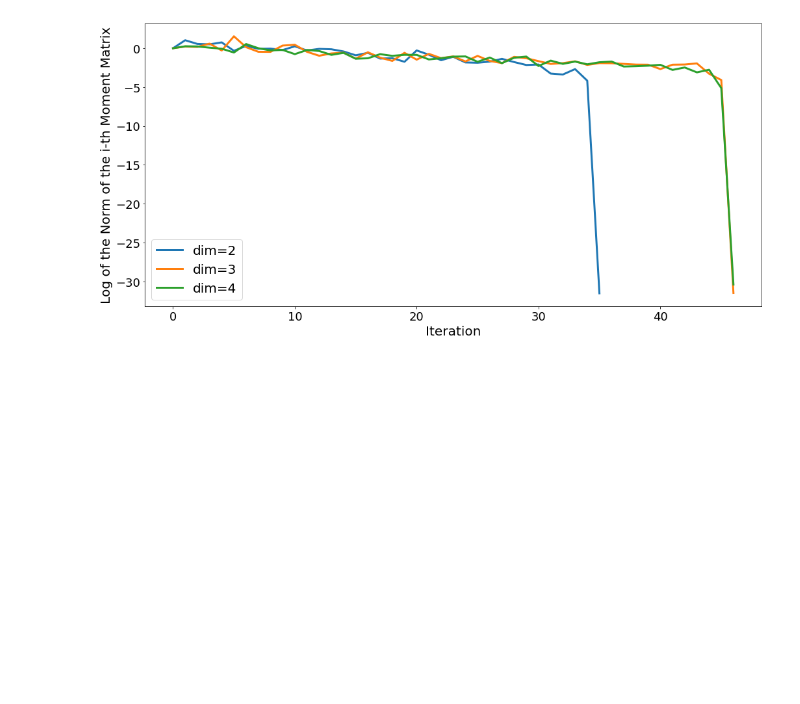
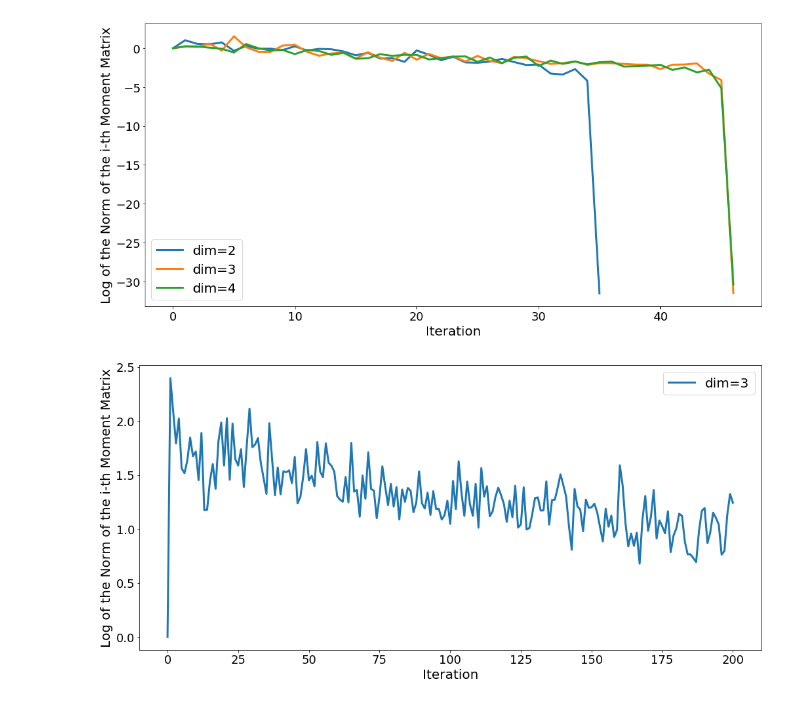
Before and after one commit to adelshb/Bounding-the-dimension-of-quantum-systems-with-sequential-measurements, a Jupyter notebook: public/Build_a_Basis_via_Gram_Schmidt_Process.ipynb, the cells around one changed output. Saved outputs shown, nothing was run; the diff lists cells and outputs as text; code cells hidden in the pictures; blank space fills up the shorter version.

```diff
--- a/public/Build_a_Basis_via_Gram_Schmidt_Process.ipynb
+++ b/public/Build_a_Basis_via_Gram_Schmidt_Process.ipynb
@@ -122,10 +122,12 @@ for __ in range(100):
 # %%
 fig = plt.figure(figsize=(17, 8))
 
-plt.plot(np.log(Norm), linewidth = 3, zorder=1, label="dim=5")
+plt.plot(np.log(Norm), linewidth = 3, zorder=1, label="dim=3")
 
 plt.legend(fontsize=20)
 plt.ylabel('Log of the Norm of the i-th Moment Matrix', fontsize=20)
 plt.xlabel('Iteration', fontsize=20)
 plt.tick_params(axis='both', labelsize=18)
 plt.show()
+# %% [output]
+[figure, added]
```
Also changed, not shown: 3 other files.
